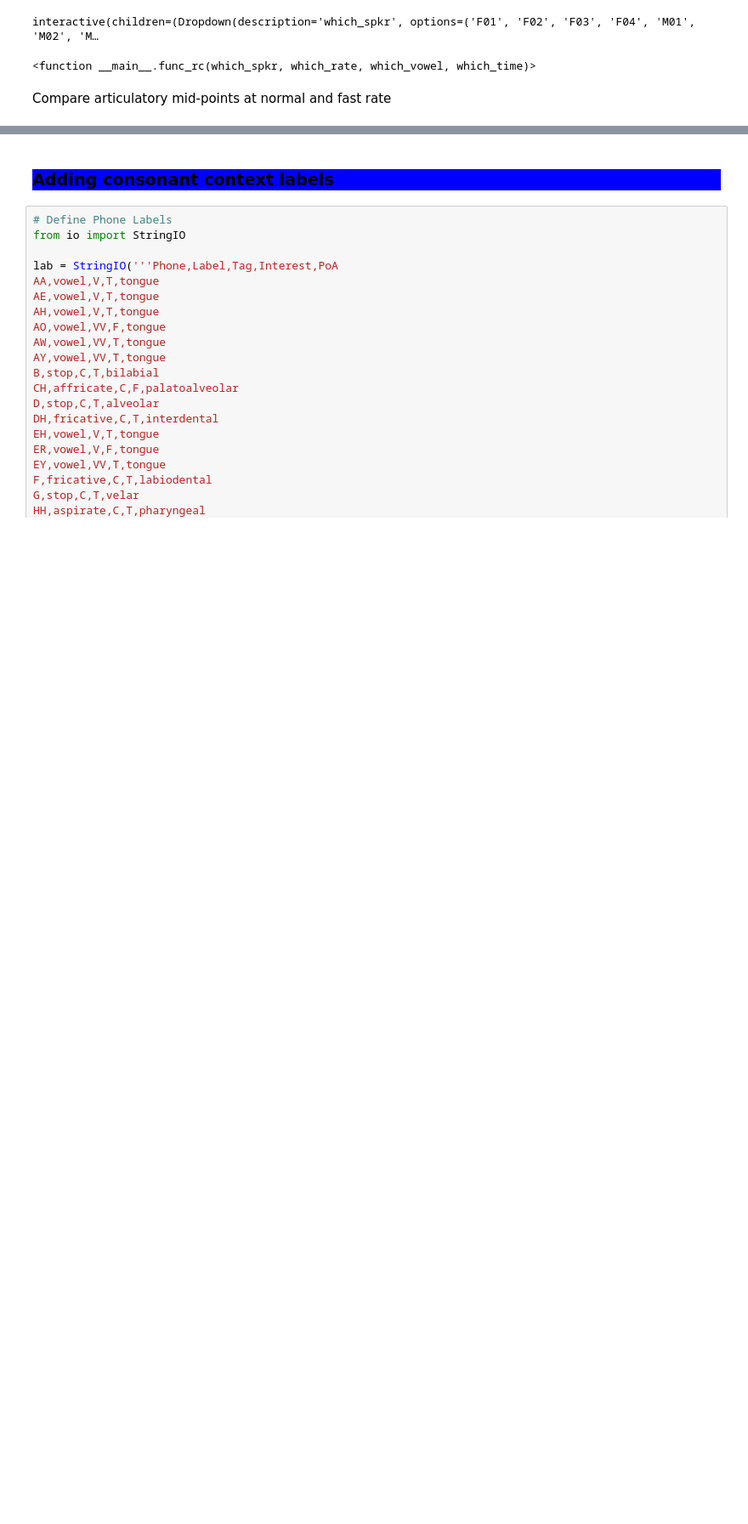
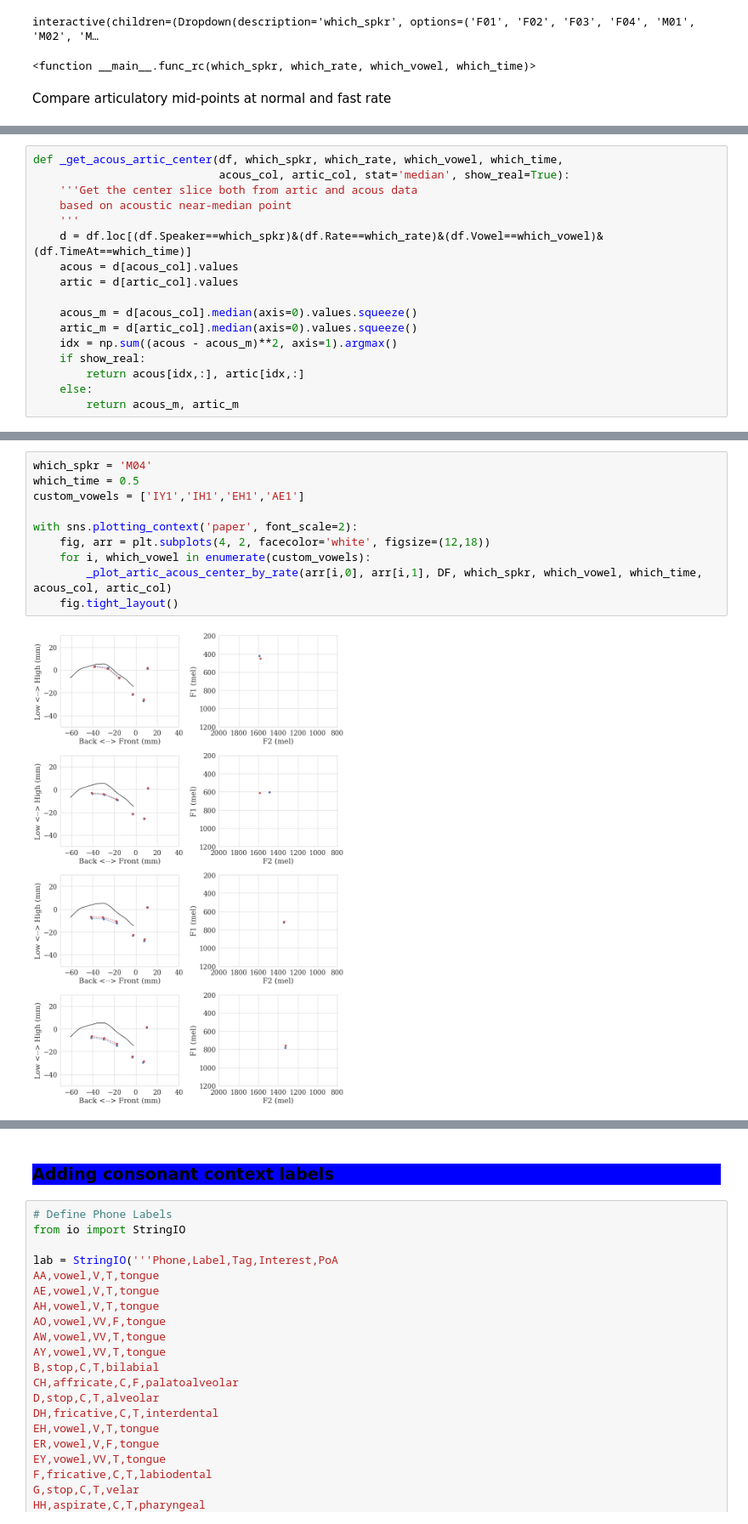
Before and after one commit to jaekookang/Articulatory-Data-Processor, a Jupyter notebook: 1-01_postprocesing.ipynb, the cells around one changed output, grey strips where cells are left out. Shown at 85% size. Drawn from its saved outputs; the diff is of its cells as text; blank space fills up the shorter version.

```diff
--- a/1-01_postprocesing.ipynb
+++ b/1-01_postprocesing.ipynb
@@ -1291,0 +1322,17 @@ Text(0.5, 1.0, 'Fast rate')
+# %%
+def _get_acous_artic_center(df, which_spkr, which_rate, which_vowel, which_time,
+                            acous_col, artic_col, stat='median', show_real=True):
+    '''Get the center slice both from artic and acous data
+    based on acoustic near-median point
+    '''
+    d = df.loc[(df.Speaker==which_spkr)&(df.Rate==which_rate)&(df.Vowel==which_vowel)&(df.TimeAt==which_time)]
+    acous = d[acous_col].values
+    artic = d[artic_col].values
+
+    acous_m = d[acous_col].median(axis=0).values.squeeze()
+    artic_m = d[artic_col].median(axis=0).values.squeeze()
+    idx = np.sum((acous - acous_m)**2, axis=1).argmax()
+    if show_real:
+        return acous[idx,:], artic[idx,:]
+    else:
+        return acous_m, artic_m
@@ -1291,0 +1376,12 @@ Text(0.5, 1.0, 'Fast rate')
+# %%
+which_spkr = 'M04'
+which_time = 0.5
+custom_vowels = ['IY1','IH1','EH1','AE1']
+
+with sns.plotting_context('paper', font_scale=2):
+    fig, arr = plt.subplots(4, 2, facecolor='white', figsize=(12,18))
+    for i, which_vowel in enumerate(custom_vowels):
+        _plot_artic_acous_center_by_rate(arr[i,0], arr[i,1], DF, which_spkr, which_vowel, which_time, acous_col, artic_col)
+    fig.tight_layout()
+# %% [output]
+[figure, added]
```
Also changed, not shown: parts of 15 cells of this notebook, 27 other files.
